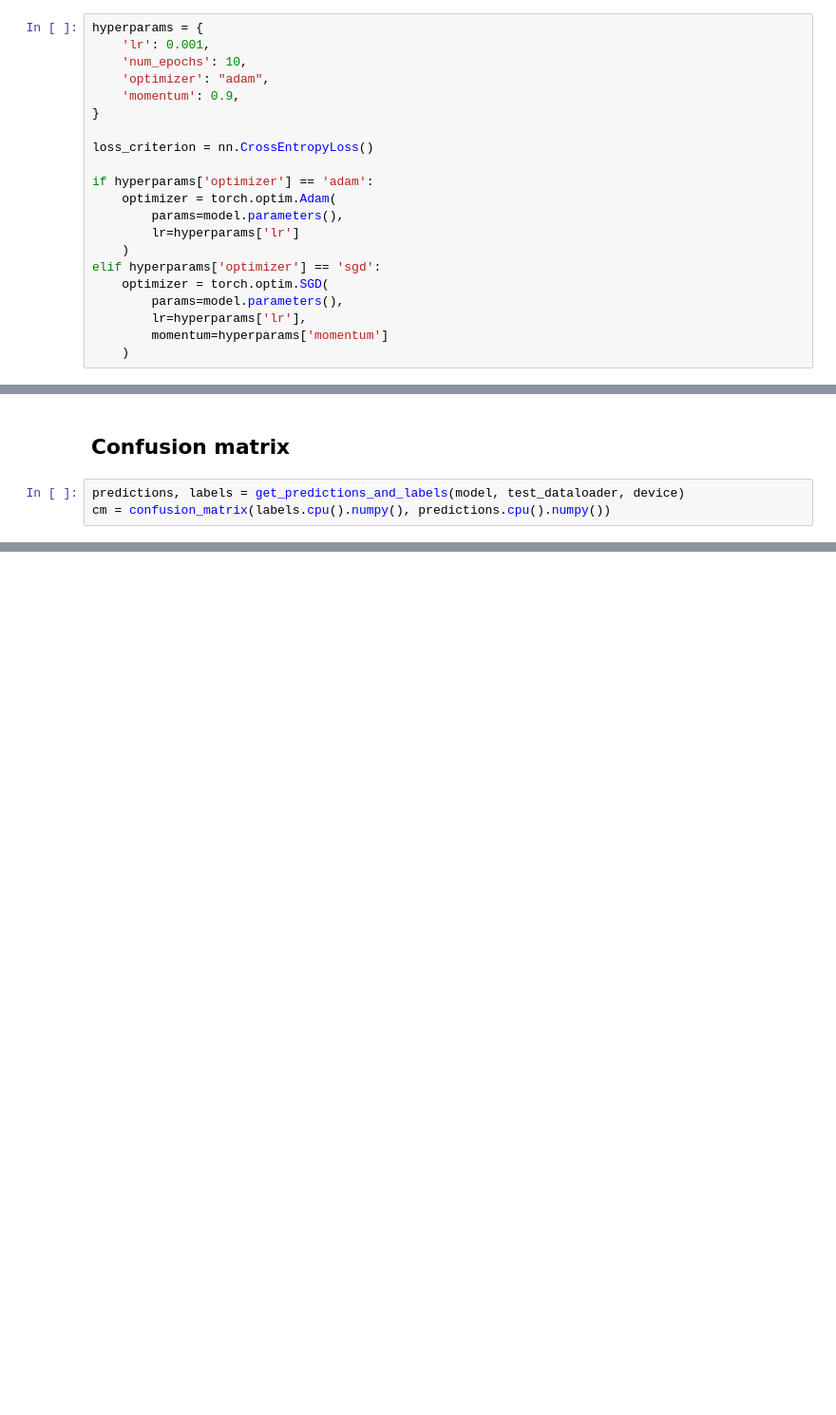
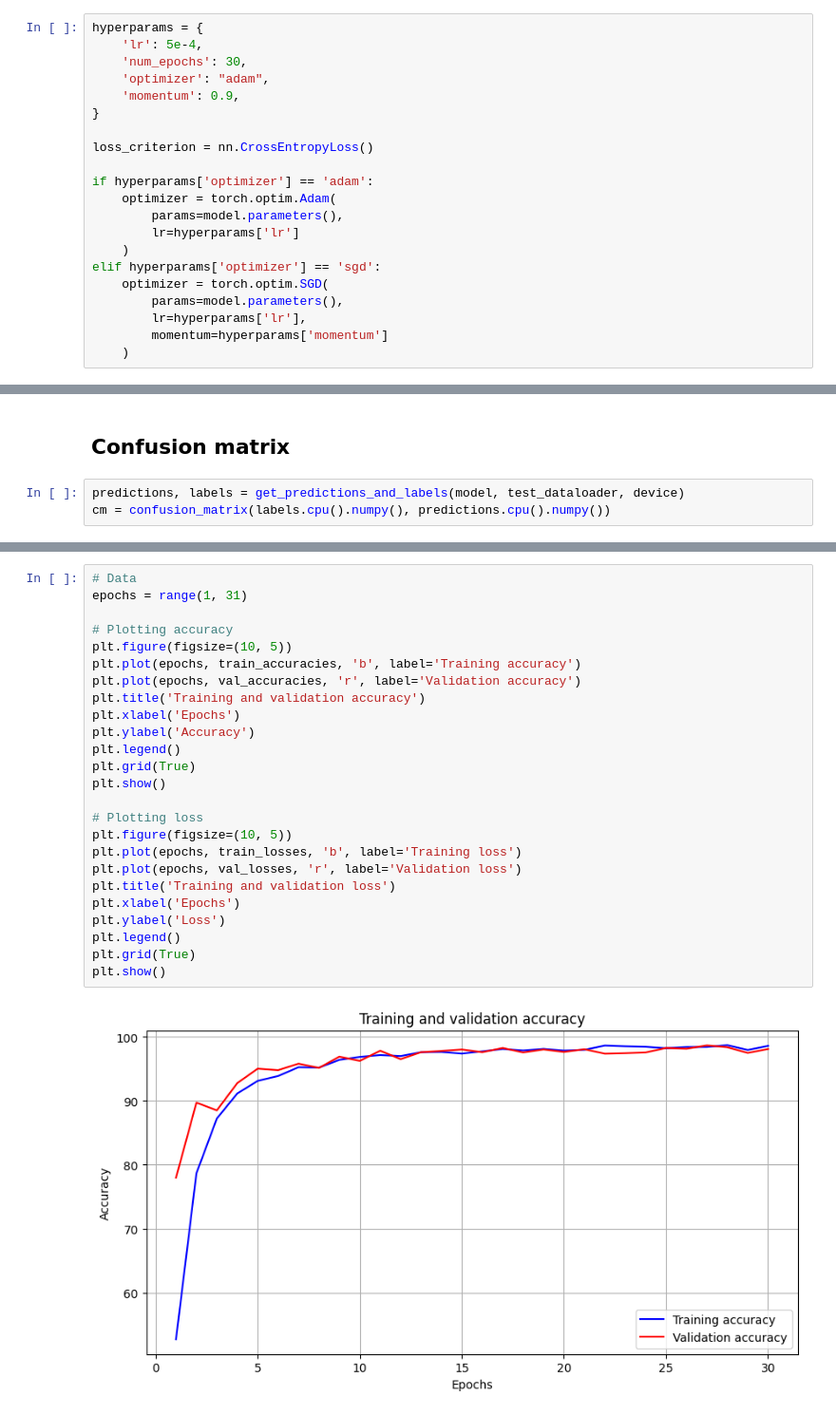
Before and after one commit to Moarcas/AccentClassifier, a Jupyter notebook: code/models/modelCNN.ipynb, the cells around one changed output, grey strips where cells are left out. Shown: that part at 95% size. Saved outputs shown, nothing was run; the diff lists cells and outputs as text; blank space fills up the shorter version.

```diff
--- a/code/models/modelCNN.ipynb
+++ b/code/models/modelCNN.ipynb
@@ -208,8 +219,8 @@ model = AccentClassifier().to(device)
 ## Hyperparameters
 # %%
 hyperparams = {
-    'lr': 0.001,
-    'num_epochs': 10,
+    'lr': 5e-4,
+    'num_epochs': 30,
     'optimizer': "adam",
     'momentum': 0.9,
 }
@@ -326,0 +346,27 @@ plt.savefig('/content/drive/MyDrive/licenta/confustionMatrix')
+# %%
+# Data
+epochs = range(1, 31)
+
+# Plotting accuracy
+plt.figure(figsize=(10, 5))
+plt.plot(epochs, train_accuracies, 'b', label='Training accuracy')
+plt.plot(epochs, val_accuracies, 'r', label='Validation accuracy')
+plt.title('Training and validation accuracy')
+plt.xlabel('Epochs')
+plt.ylabel('Accuracy')
+plt.legend()
+plt.grid(True)
+plt.show()
+
+# Plotting loss
+plt.figure(figsize=(10, 5))
+plt.plot(epochs, train_losses, 'b', label='Training loss')
+plt.plot(epochs, val_losses, 'r', label='Validation loss')
+plt.title('Training and validation loss')
+plt.xlabel('Epochs')
+plt.ylabel('Loss')
+plt.legend()
+plt.grid(True)
+plt.show()
+# %% [output]
+[figure, added]
```
Also changed, not shown: parts of 14 cells of this notebook.
